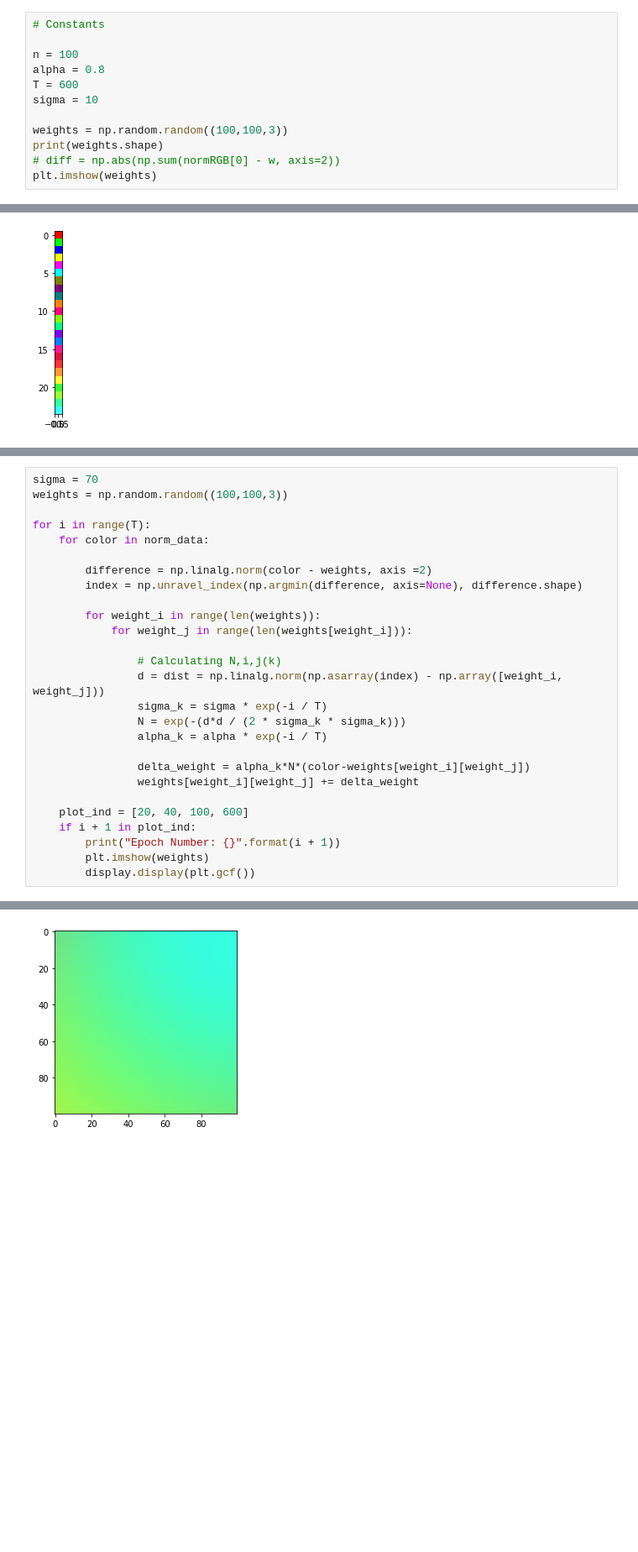
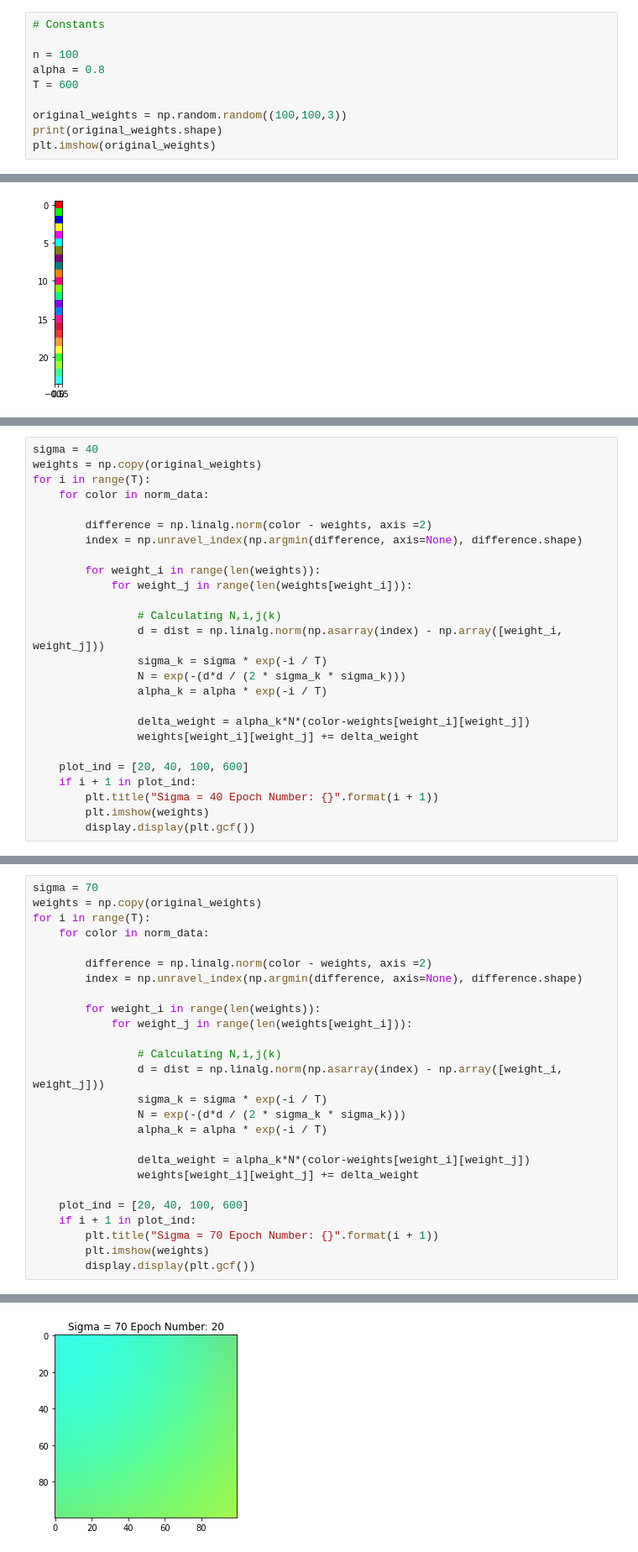
Before and after one commit to lance-gomes/ECE457B, a Jupyter notebook: A2/q2.ipynb, the cells around one changed output, grey strips where cells are left out. Shown: that part at 84% size. Drawn from its saved outputs; the diff is of its cells as text; blank space fills up the shorter version.

```diff
--- a/A2/q2.ipynb
+++ b/A2/q2.ipynb
@@ -11,12 +11,10 @@ from IPython import display
 n = 100
 alpha = 0.8
 T = 600
-sigma = 10
 
-weights = np.random.random((100,100,3))
-print(weights.shape)
-# diff = np.abs(np.sum(normRGB[0] - w, axis=2))
-plt.imshow(weights)
+original_weights = np.random.random((100,100,3))
+print(original_weights.shape)
+plt.imshow(original_weights)
 # %% [output]
 (100, 100, 3)
 <matplotlib.image.AxesImage at 0x...>
@@ -124,0 +89,26 @@ Epoch Number: 40
+# %%
+sigma = 40
+weights = np.copy(original_weights)
+for i in range(T):
+    for color in norm_data:
+
+        difference = np.linalg.norm(color - weights, axis =2)
+        index = np.unravel_index(np.argmin(difference, axis=None), difference.shape)
+
+        for weight_i in range(len(weights)):
+            for weight_j in range(len(weights[weight_i])):
+
+                # Calculating N,i,j(k)
+                d = dist = np.linalg.norm(np.asarray(index) - np.array([weight_i, weight_j]))
+                sigma_k = sigma * exp(-i / T)
+                N = exp(-(d*d / (2 * sigma_k * sigma_k)))
+                alpha_k = alpha * exp(-i / T)
+
+                delta_weight = alpha_k*N*(color-weights[weight_i][weight_j])
+                weights[weight_i][weight_j] += delta_weight
+
+    plot_ind = [20, 40, 100, 600]
+    if i + 1 in plot_ind:
+        plt.title("Sigma = 40 Epoch Number: {}".format(i + 1))
+        plt.imshow(weights)
+        display.display(plt.gcf())
@@ -125,7 +121,6 @@ Epoch Number: 40
 # %%
 sigma = 70
-weights = np.random.random((100,100,3))
-
+weights = np.copy(original_weights)
 for i in range(T):
     for color in norm_data:
 
@@ -146,7 +141,7 @@ for i in range(T):
 
     plot_ind = [20, 40, 100, 600]
     if i + 1 in plot_ind:
-        print("Epoch Number: {}".format(i + 1))
+        plt.title("Sigma = 70 Epoch Number: {}".format(i + 1))
         plt.imshow(weights)
         display.display(plt.gcf())
 # %% [output]
@@ -154 +148 @@ Epoch Number: 20
-[figure, old version]
+[figure, new version]
```
Also changed, not shown: parts of 4 cells of this notebook, 1 other file.
